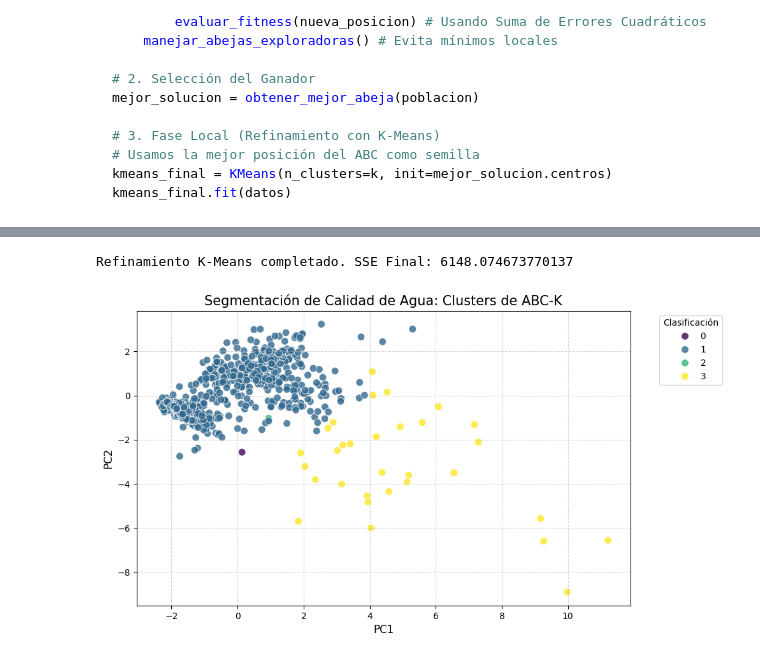
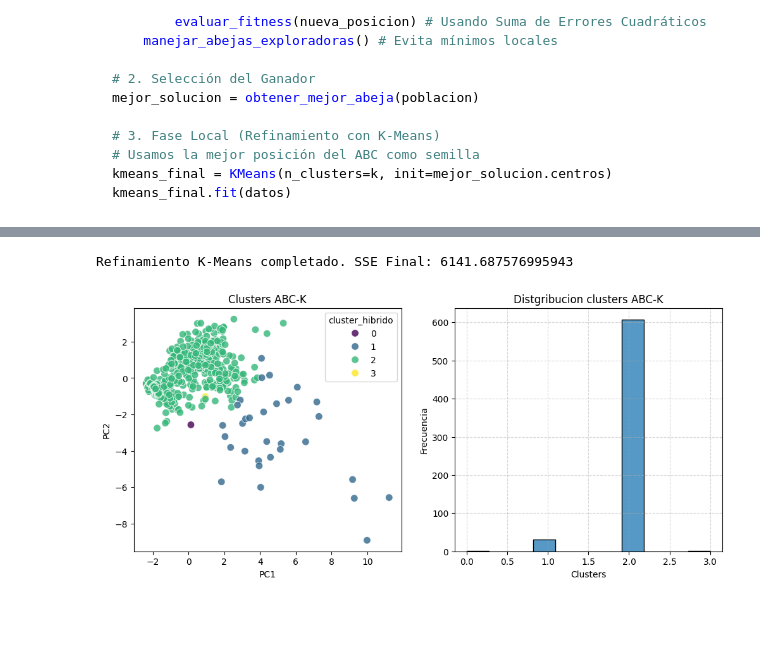
Before and after one commit to mikdevio/metane_production_model, a Jupyter notebook: notebooks/entrenamiento.ipynb, the cells around one changed output, grey strips where cells are left out. Saved outputs shown, nothing was run; the diff lists cells and outputs as text; code cells hidden in the pictures; blank space fills up the shorter version.

```diff
--- a/notebooks/entrenamiento.ipynb
+++ b/notebooks/entrenamiento.ipynb
@@ -11,7 +11,7 @@ import matplotlib.pyplot as plt
 from mealpy import FloatVar, ABC
 from scipy.spatial.distance import cdist
 # %%
-pca_data = pd.read_csv("cpa_data.csv")
+pca_data = pd.read_csv("pca_data.csv")
 pca_data.head()
 # %% [output]
 |  | fecha | referencia | PC1 | PC2 | PC3 | PC4 | PC5 | PC6 | PC7 | PC8 | PC9 | ... |
@@ -147,7 +155,7 @@ kmeans_final.fit(datos)
 # %%
 data = pca_data.drop(columns=['fecha', 'referencia']).copy()
 
-n_clusters = 4
+n_clusters = 10
 n_features = data.shape[1]
 
 # 2. Función de Aptitud (Fitness)
@@ -217,31 +225,37 @@ pca_data['cluster_hibrido'] = kmeans_final.fit_predict(data)
 
 print(f"Refinamiento K-Means completado. SSE Final: {kmeans_final.inertia_}")
 # %% [output]
-Refinamiento K-Means completado. SSE Final: 6148.074673770137
+Refinamiento K-Means completado. SSE Final: 6141.687576995943
 # %%
 pca_labels = ['PC1', 'PC2']
 
-plt.figure(figsize=(10, 6))
+fig_2, axes_2 = plt.subplots(1, 2, figsize=(12, 5))
 sns.scatterplot(
     data=pca_data,
     x=pca_labels[0],
     y=pca_labels[1],
     hue='cluster_hibrido',
     palette='viridis',
     s=70,
     alpha=0.8,
-    edgecolor='w'
+    edgecolor='w',
+    ax=axes_2[0],
 )
 
-# Personalización de títulos (basado en tu interpretación de loadings)
-plt.title('Segmentación de Calidad de Agua: Clusters de ABC-K', fontsize=15)
-plt.xlabel(f'{pca_labels[0]}', fontsize=12)
-plt.ylabel(f'{pca_labels[1]}', fontsize=12)
-plt.legend(title='Clasificación', bbox_to_anchor=(1.05, 1), loc='upper left')
+sns.histplot(data=pca_data, x='cluster_hibrido', ax=axes_2[1])
+
+axes_2[0].set_title("Clusters ABC-K")
+axes_2[0].set_xlabel(f'{pca_labels[0]}')
+axes_2[0].set_ylabel(f'{pca_labels[1]}')
+
+axes_2[1].set_title("Distgribucion clusters ABC-K")
+axes_2[1].set_xlabel('Clusters')
+axes_2[1].set_ylabel('Frecuencia')
+
 plt.grid(True, linestyle='--', alpha=0.50)
 plt.show()
 # %% [output]
-[figure, old version]
+[figure, new version]
 # %%
 pca_data.head()
 pca_data.to_csv("pca_data_abck.csv", index=False, sep=',', encoding='utf-8')
```
Also changed, not shown: parts of 3 cells of this notebook, 8 other files.
